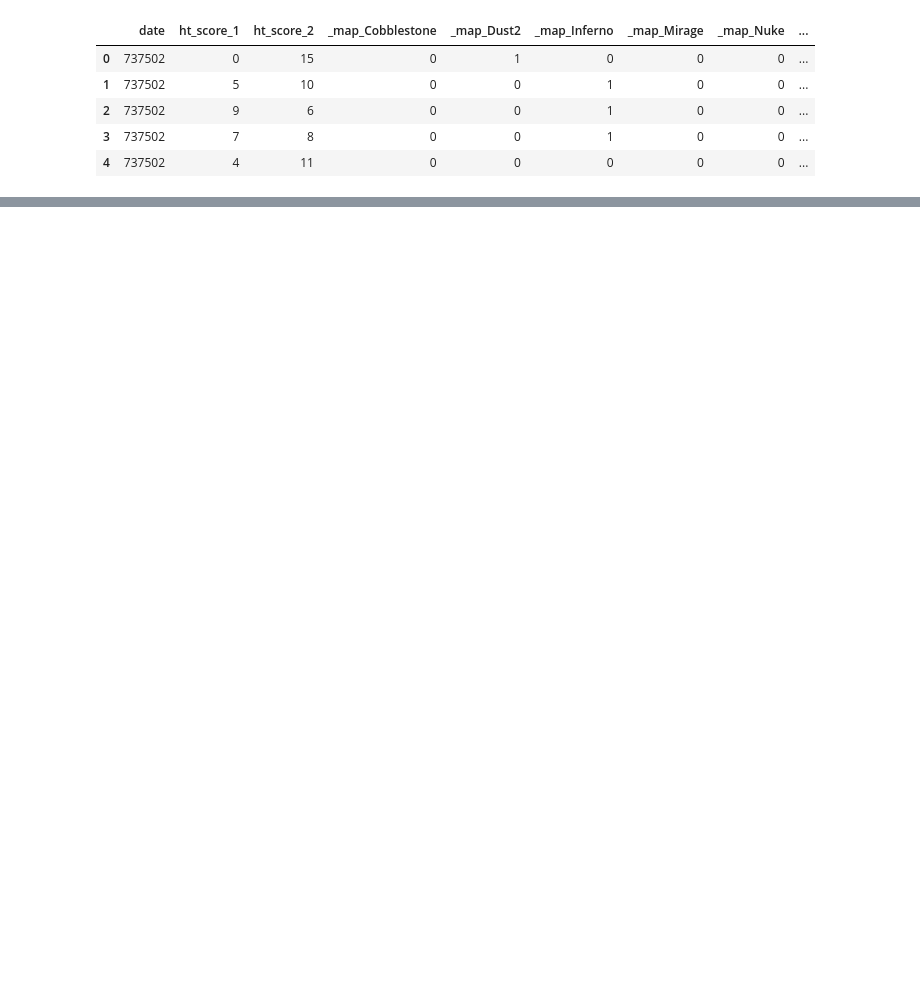
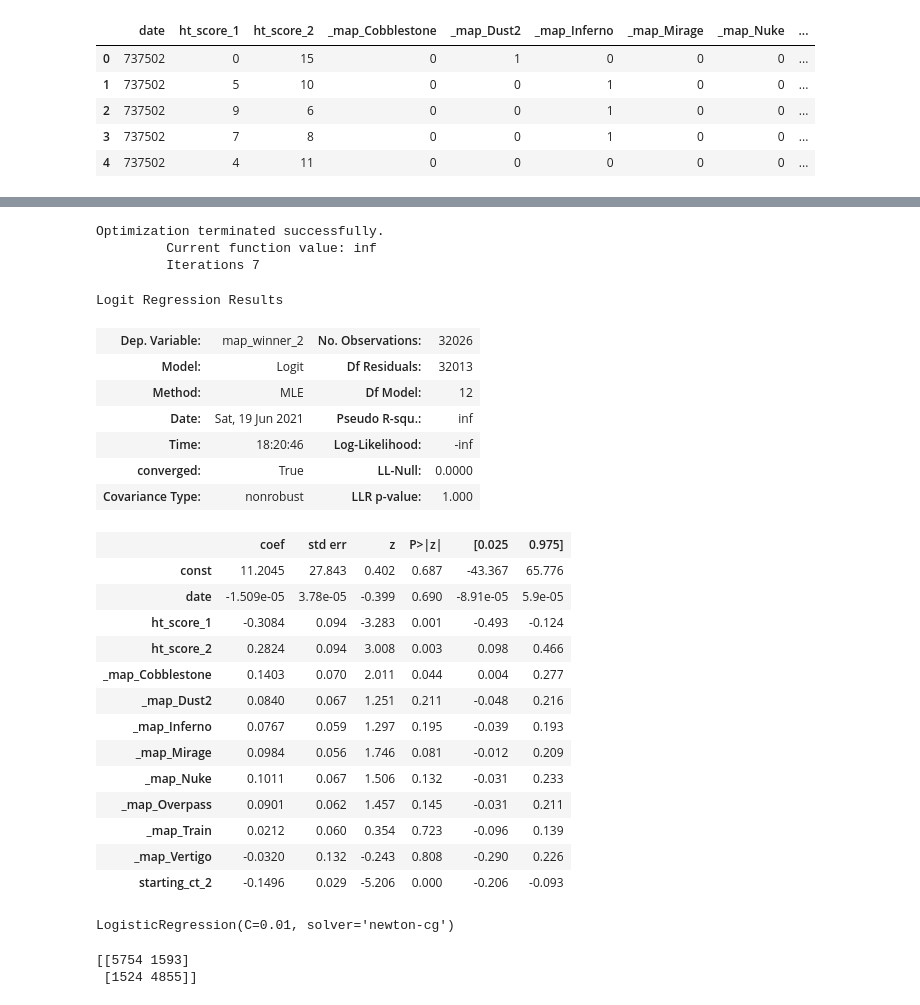
Before and after one commit to tahashahab/competitive_csgo, a Jupyter notebook: csgo_results.ipynb, the cells around one changed output, grey strips where cells are left out. Cells and saved outputs as stored; diff of their text form; code cells hidden in the pictures; blank space fills up the shorter version.

```diff
--- a/csgo_results.ipynb
+++ b/csgo_results.ipynb
@@ -748,0 +569,37 @@ players.drop([])
+# %%
+X = results_dummy.drop(['map_winner_2'], axis=1)
+y = results_dummy['map_winner_2']
+
+X_train, X_test, y_train, y_test = train_test_split(X, y, test_size=0.3, random_state=101)
+# %%
+X_train_ = sm.add_constant(X_train)
+model = Logit(y_train, X_train_).fit()
+# %% [output]
+Optimization terminated successfully.
+         Current function value: inf
+         Iterations 7
+# %%
+model.summary()
+# %% [output]
+Logit Regression Results
+| Dep. Variable: | map_winner_2 | No. Observations: | 32026 |
+| Model: | Logit | Df Residuals: | 32013 |
+| Method: | MLE | Df Model: | 12 |
+| Date: | Sat, 19 Jun 2021 | Pseudo R-squ.: | inf |
+| Time: | 18:20:46 | Log-Likelihood: | -inf |
+| converged: | True | LL-Null: | 0.0000 |
+| Covariance Type: | nonrobust | LLR p-value: | 1.000 |
+|  | coef | std err | z | P>|z| | [0.025 | 0.975] |
+| const | 11.2045 | 27.843 | 0.402 | 0.687 | -43.367 | 65.776 |
+| date | -1.509e-05 | 3.78e-05 | -0.399 | 0.690 | -8.91e-05 | 5.9e-05 |
+| ht_score_1 | -0.3084 | 0.094 | -3.283 | 0.001 | -0.493 | -0.124 |
+| ht_score_2 | 0.2824 | 0.094 | 3.008 | 0.003 | 0.098 | 0.466 |
+| _map_Cobblestone | 0.1403 | 0.070 | 2.011 | 0.044 | 0.004 | 0.277 |
+| _map_Dust2 | 0.0840 | 0.067 | 1.251 | 0.211 | -0.048 | 0.216 |
+| _map_Inferno | 0.0767 | 0.059 | 1.297 | 0.195 | -0.039 | 0.193 |
+| _map_Mirage | 0.0984 | 0.056 | 1.746 | 0.081 | -0.012 | 0.209 |
+| _map_Nuke | 0.1011 | 0.067 | 1.506 | 0.132 | -0.031 | 0.233 |
+| _map_Overpass | 0.0901 | 0.062 | 1.457 | 0.145 | -0.031 | 0.211 |
+| _map_Train | 0.0212 | 0.060 | 0.354 | 0.723 | -0.096 | 0.139 |
+| _map_Vertigo | -0.0320 | 0.132 | -0.243 | 0.808 | -0.290 | 0.226 |
+| starting_ct_2 | -0.1496 | 0.029 | -5.206 | 0.000 | -0.206 | -0.093 |
@@ -748,0 +611,5 @@ players.drop([])
+# %%
+logreg_2 = LogisticRegression(C=0.01, solver='newton-cg')
+logreg_2.fit(X_train, y_train)
+# %% [output]
+LogisticRegression(C=0.01, solver='newton-cg')
@@ -748,0 +618,5 @@ players.drop([])
+# %%
+print(confusion_matrix(y_test, pred_2))
+# %% [output]
+[[5754 1593]
+ [1524 4855]]
```
Also changed, not shown: parts of 44 cells of this notebook.
